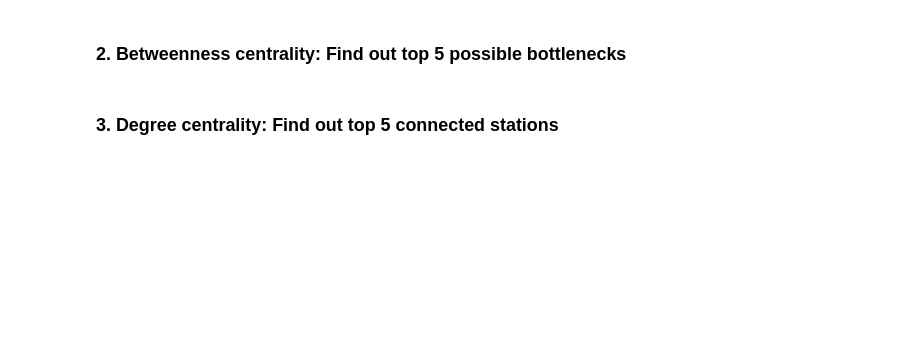
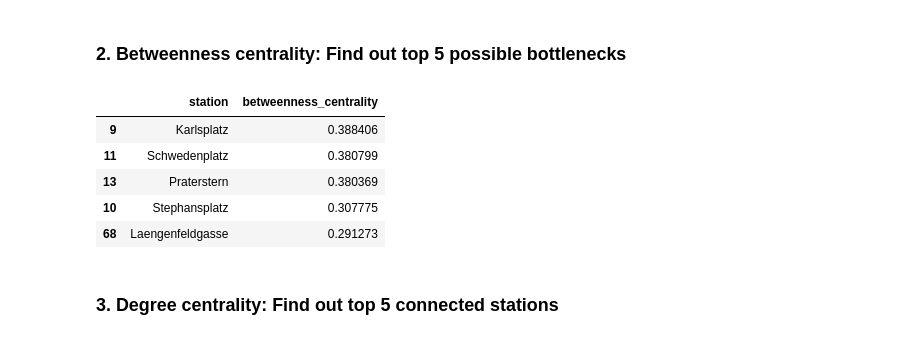
Before and after one commit to MagdalenaDeschner/Network-Analysis-Important-stations-of-public-transportation-net, a Jupyter notebook: notebook.ipynb, the cells around one changed output. Drawn from its saved outputs; the diff is of its cells as text; code cells hidden in the pictures; blank space fills up the shorter version.

```diff
--- a/notebook.ipynb
+++ b/notebook.ipynb
@@ -36,18 +47,28 @@ print('The subway in vienna consists of', len(network.nodes), 'different station
 # %%
 #compute betweenness centrality of stations
 bw_centrality = nx.betweenness_centrality(network)
+
+#store betweenness centrality value as attribute of nodes
+nx.set_node_attributes(G=network, name='betweenness', values=bw_centrality)
 
 #convert items of bw_centrality dictionary into dataframe
 bw_centrality = pd.DataFrame(list(bw_centrality.items()))
 
 #rename columns of data frame
 bw_centrality.columns = ["station", "betweenness_centrality"]
 
 #show head rows of data frame
 bw_centrality.head()
 
 #get top 5 bottleneck stations
 bw_centrality.sort_values(by="betweenness_centrality", ascending=False).iloc[:5,:]
+# %% [output]
+|  | station | betweenness_centrality |
+| 9 | Karlsplatz | 0.388406 |
+| 11 | Schwedenplatz | 0.380799 |
+| 13 | Praterstern | 0.380369 |
+| 10 | Stephansplatz | 0.307775 |
+| 68 | Laengenfeldgasse | 0.291273 |
 # %% [markdown]
 ### 3. Degree centrality: Find out top 5 connected stations
 # %%
```
Also changed, not shown: parts of 7 cells of this notebook.
